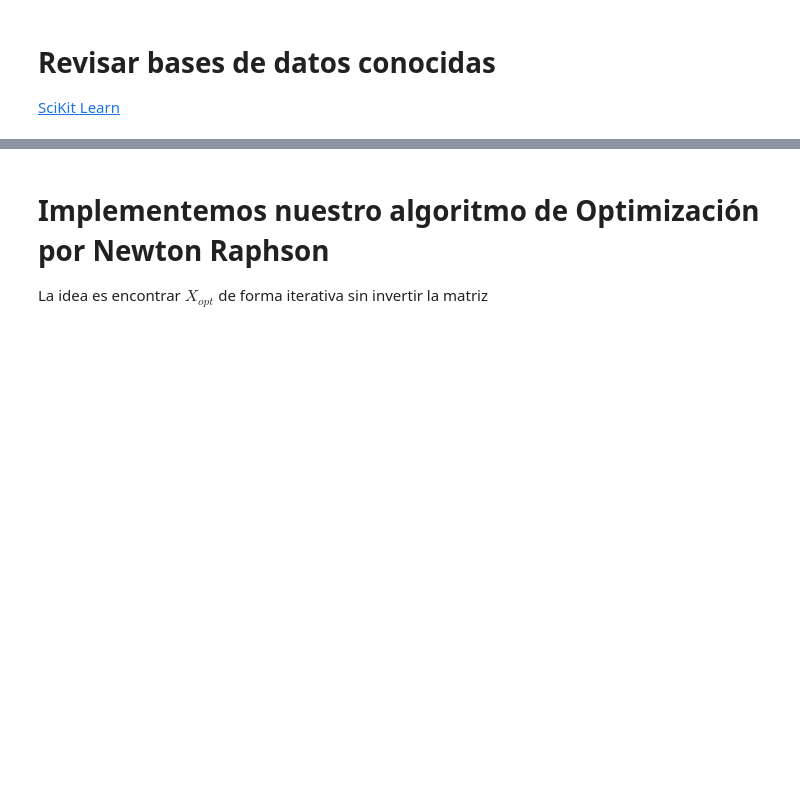
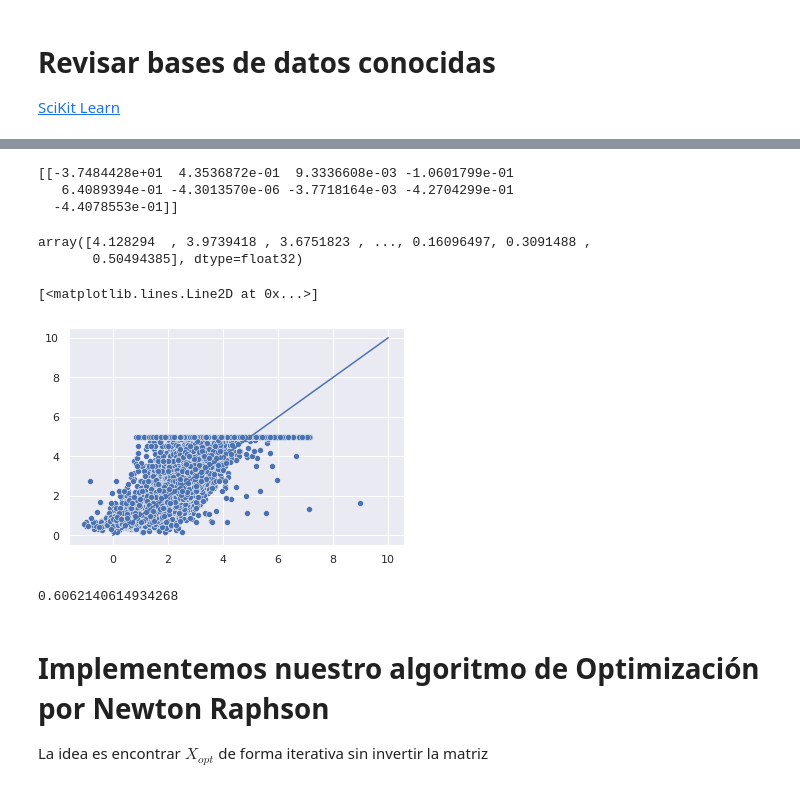
Before and after one commit to jpmallarino/FISI2028-202120, a Jupyter notebook: ejercicios/semana7-8/sistemas-lineales.ipynb, the cells around one changed output, grey strips where cells are left out. Saved outputs shown, nothing was run; the diff lists cells and outputs as text; code cells hidden in the pictures; blank space fills up the shorter version.

```diff
--- a/ejercicios/semana7-8/sistemas-lineales.ipynb
+++ b/ejercicios/semana7-8/sistemas-lineales.ipynb
@@ -4,12 +4,13 @@ import numpy as np
 np.seterr(all='raise')
 np.random.seed(13)
 import scipy as sp
-import pandas as pd
-import seaborn as sns; sns.set()
+import pandas as pd # tablas de datos -> bases datos
+import seaborn as sns; sns.set() # graficar (sobre matplotlib) ampliar la funcionalidad de matplotlib
 import matplotlib as mpl
 import matplotlib.pyplot as plt
 # mpl.rc('text', usetex=True)
 %matplotlib inline
-from tqdm import tqdm
+# from tqdm import tqdm
 
-from sklearn import datasets
+from sklearn.datasets import fetch_california_housing
+housing = fetch_california_housing()
@@ -35,5 +36,6 @@ datasets.load_boston()
 # %%
-A = pd.DataFrame(datasets.load_boston().data, columns=datasets.load_boston().feature_names)
-b = pd.DataFrame(datasets.load_boston().target, columns=["MEDV"])
+A = pd.DataFrame(housing['data'], columns=housing['feature_names'])
+b = pd.DataFrame(housing['target'], columns=["MEDV"])
+A.insert(0,'c0',1)
 # %%
 A
@@ -44,14 +72,26 @@ $$CRIM\times x_1+ZN\times x_2+INDUS\times x_3+\dots = b$$
 # %%
-Anumpy = np.matrix(A.to_numpy(dtype=np.float64))
-bnumpy = np.matrix(b.to_numpy(dtype=np.float64))
+Anumpy = np.matrix(A.to_numpy(dtype=np.float32)) # ""
+bnumpy = np.matrix(b.to_numpy(dtype=np.float32))
 # %%
 # %%timeit
 X_opt = np.linalg.inv(Anumpy.T*Anumpy)*Anumpy.T*bnumpy
 # %%
 print(X_opt.T)
+# %% [output]
+[[-3.7484428e+01  4.3536872e-01  9.3336608e-03 -1.0601799e-01
+   6.4089394e-01 -4.3013570e-06 -3.7718164e-03 -4.2704299e-01
+  -4.4078553e-01]]
+# %%
+np.array(Anumpy*X_opt).flatten()
+# %% [output]
+array([4.128294  , 3.9739418 , 3.6751823 , ..., 0.16096497, 0.3091488 ,
+       0.50494385], dtype=float32)
 # %%
 sns.scatterplot(np.array(Anumpy*X_opt).flatten(),np.array(bnumpy).flatten())
-plt.plot([0,45],[0,45])
+plt.plot([0,10],[0,10])
+# %% [output]
+[<matplotlib.lines.Line2D at 0x...>]
+[figure, added]
 # %%
 predicciones = np.array(Anumpy*X_opt).flatten()
 # %%
@@ -61,6 +101,8 @@ bbarrita = observaciones.mean()
 r2 = 1-(np.linalg.norm(predicciones - observaciones)**2)/(np.linalg.norm(observaciones - bbarrita)**2)
 # %%
 r2
+# %% [output]
+0.6062140614934268
 # %% [markdown]
 # Implementemos nuestro algoritmo de Optimización por Newton Raphson
 La idea es encontrar $X_{opt}$ de forma iterativa sin invertir la matriz
```
Also changed, not shown: parts of 5 cells of this notebook.
